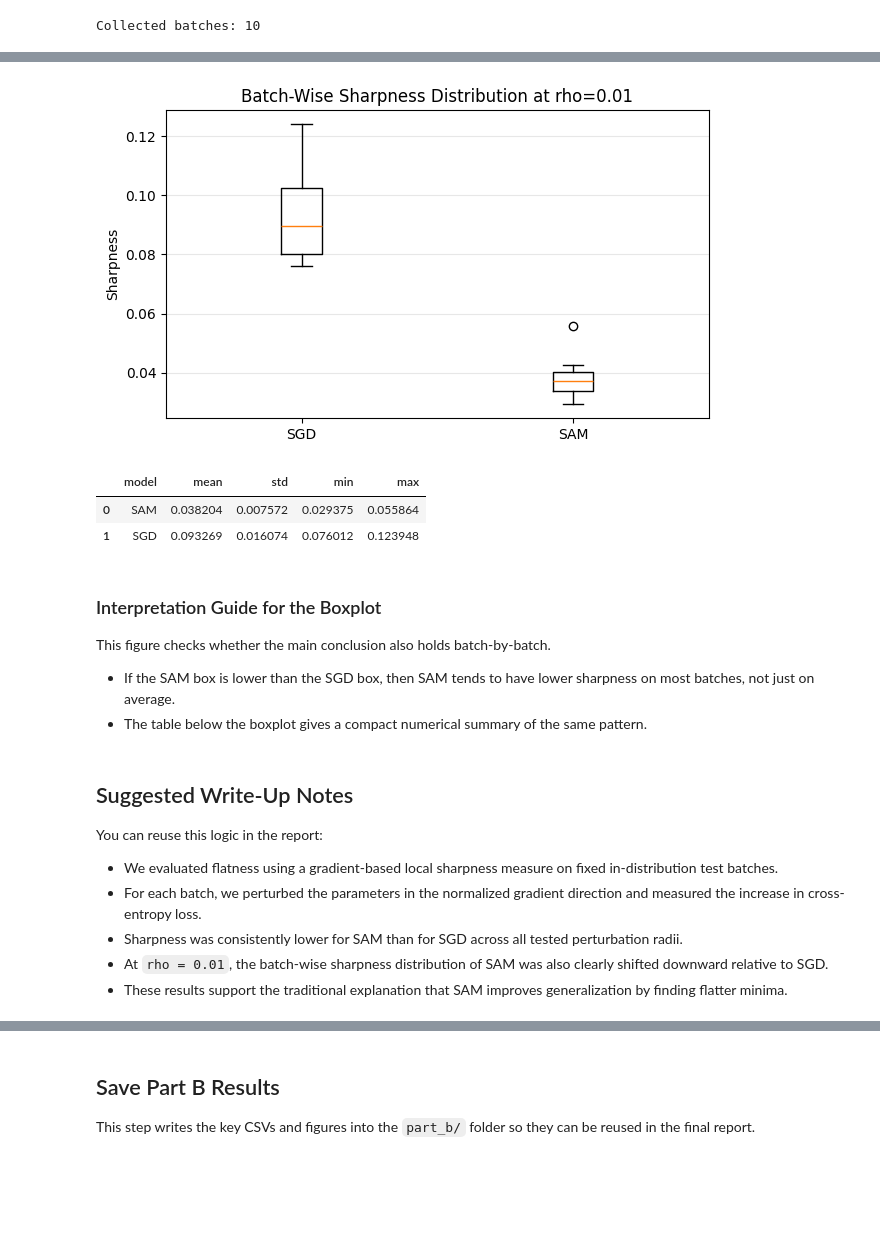
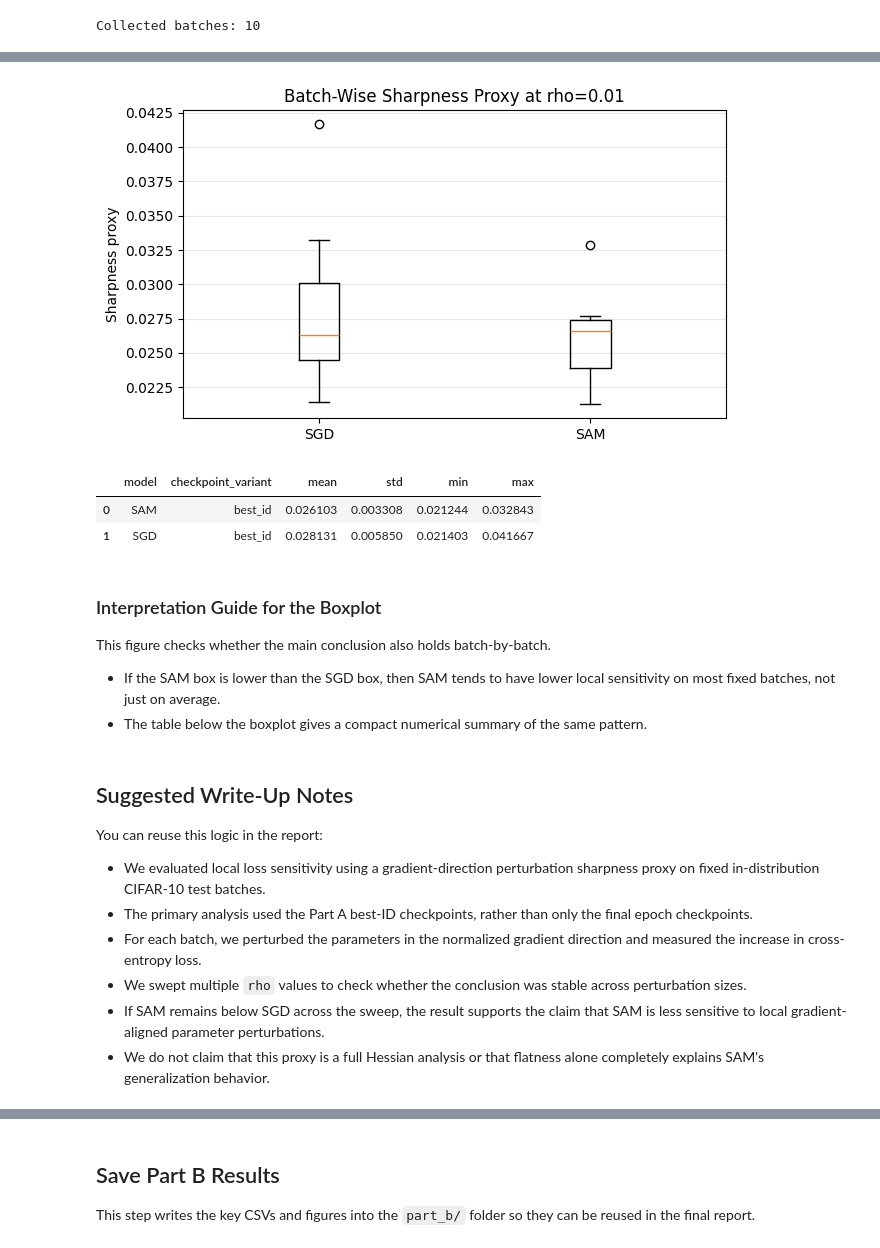
Before and after one commit to 666junyichen/Understanding-SAM-s-Generalization-through-Effective-Dimensionality, a Jupyter notebook: part_b/Part B.ipynb, the cells around one changed output, grey strips where cells are left out. Drawn from its saved outputs; the diff is of its cells as text; code cells hidden in the pictures; blank space fills up the shorter version.

```diff
--- a/part_b/Part B.ipynb
+++ b/part_b/Part B.ipynb
@@ -59,15 +78,26 @@ print("Model name from config:", MODEL_NAME)
 Device: cuda
 Model name from config: resnet18
 # %%
-sgd_ckpt_path = os.path.join(PROJECT_ROOT, "checkpoints", "sgd_resnet18_cifar10.pt")
-sam_ckpt_path = os.path.join(PROJECT_ROOT, "checkpoints", "sam_resnet18_cifar10.pt")
+CHECKPOINT_VARIANT = 'best_id'
+checkpoint_files = {
+    'SGD': f'sgd_resnet18_cifar10_{CHECKPOINT_VARIANT}.pt',
+    'SAM': f'sam_resnet18_cifar10_{CHECKPOINT_VARIANT}.pt',
+}
 
-print("SGD exists:", os.path.exists(sgd_ckpt_path))
-print("SAM exists:", os.path.exists(sam_ckpt_path))
+sgd_ckpt_path = PROJECT_ROOT / 'checkpoints' / checkpoint_files['SGD']
+sam_ckpt_path = PROJECT_ROOT / 'checkpoints' / checkpoint_files['SAM']
+
+print('Checkpoint variant:', CHECKPOINT_VARIANT)
+print('SGD checkpoint:', sgd_ckpt_path)
+print('SAM checkpoint:', sam_ckpt_path)
+
+missing = [path for path in [sgd_ckpt_path, sam_ckpt_path] if not path.exists()]
+if missing:
+    raise FileNotFoundError(f'Missing checkpoint files: {missing}')
 
 sgd_ckpt = torch.load(sgd_ckpt_path, map_location=device)
 sam_ckpt = torch.load(sam_ckpt_path, map_location=device)
 
-print("SGD checkpoint keys:", sgd_ckpt.keys())
-print("SAM checkpoint keys:", sam_ckpt.keys())
+print('SGD checkpoint keys:', sgd_ckpt.keys())
+print('SAM checkpoint keys:', sam_ckpt.keys())
 # %% [output]
@@ -304,42 +341,47 @@ focus_df
 # %%
 plt.figure(figsize=(7, 4))
 plot_data = [
-    focus_df[focus_df["model"] == "SGD"]["sharpness"],
-    focus_df[focus_df["model"] == "SAM"]["sharpness"],
+    focus_df[focus_df['model'] == 'SGD']['sharpness'],
+    focus_df[focus_df['model'] == 'SAM']['sharpness'],
 ]
 
-plt.boxplot(plot_data, labels=["SGD", "SAM"])
-plt.ylabel("Sharpness")
-plt.title(f"Batch-Wise Sharpness Distribution at rho={focus_rho}")
-plt.grid(True, axis="y", alpha=0.3)
+plt.boxplot(plot_data, tick_labels=['SGD', 'SAM'])
+plt.ylabel('Sharpness proxy')
+plt.title(f'Batch-Wise Sharpness Proxy at rho={focus_rho}')
+plt.grid(True, axis='y', alpha=0.3)
 plt.show()
 # %% [output]
-[figure, old version]
+[figure, new version]
 # %%
 focus_summary = (
-    focus_df.groupby("model")["sharpness"]
-    .agg(["mean", "std", "min", "max"])
+    focus_df.groupby('model')['sharpness']
+    .agg(['mean', 'std', 'min', 'max'])
     .reset_index()
 )
+
+if 'checkpoint_variant' not in focus_summary.columns:
+    focus_summary.insert(1, 'checkpoint_variant', CHECKPOINT_VARIANT)
+
 focus_summary
 # %% [output]
-|  | model | mean | std | min | max |
-| 0 | SAM | 0.038204 | 0.007572 | 0.029375 | 0.055864 |
-| 1 | SGD | 0.093269 | 0.016074 | 0.076012 | 0.123948 |
+|  | model | checkpoint_variant | mean | std | min | max |
+| 0 | SAM | best_id | 0.026103 | 0.003308 | 0.021244 | 0.032843 |
+| 1 | SGD | best_id | 0.028131 | 0.005850 | 0.021403 | 0.041667 |
 # %% [markdown]
 ### Interpretation Guide for the Boxplot
 
 This figure checks whether the main conclusion also holds batch-by-batch.
 
-- If the SAM box is lower than the SGD box, then SAM tends to have lower sharpness on most batches, not just on average.
+- If the SAM box is lower than the SGD box, then SAM tends to have lower local sensitivity on most fixed batches, not just on average.
 - The table below the boxplot gives a compact numerical summary of the same pattern.
 # %% [markdown]
 ## Suggested Write-Up Notes
 
 You can reuse this logic in the report:
 
-- We evaluated flatness using a gradient-based local sharpness measure on fixed in-distribution test batches.
+- We evaluated local loss sensitivity using a gradient-direction perturbation sharpness proxy on fixed in-distribution CIFAR-10 test batches.
+- The primary analysis used the Part A best-ID checkpoints, rather than only the final epoch checkpoints.
 - For each batch, we perturbed the parameters in the normalized gradient direction and measured the increase in cross-entropy loss.
-- Sharpness was consistently lower for SAM than for SGD across all tested perturbation radii.
-- At `rho = 0.01`, the batch-wise sharpness distribution of SAM was also clearly shifted downward relative to SGD.
-- These results support the traditional explanation that SAM improves generalization by finding flatter minima.
+- We swept multiple `rho` values to check whether the conclusion was stable across perturbation sizes.
+- If SAM remains below SGD across the sweep, the result supports the claim that SAM is less sensitive to local gradient-aligned parameter perturbations.
+- We do not claim that this proxy is a full Hessian analysis or that flatness alone completely explains SAM's generalization behavior.
```
Also changed, not shown: parts of 16 cells of this notebook, 16 other files.
